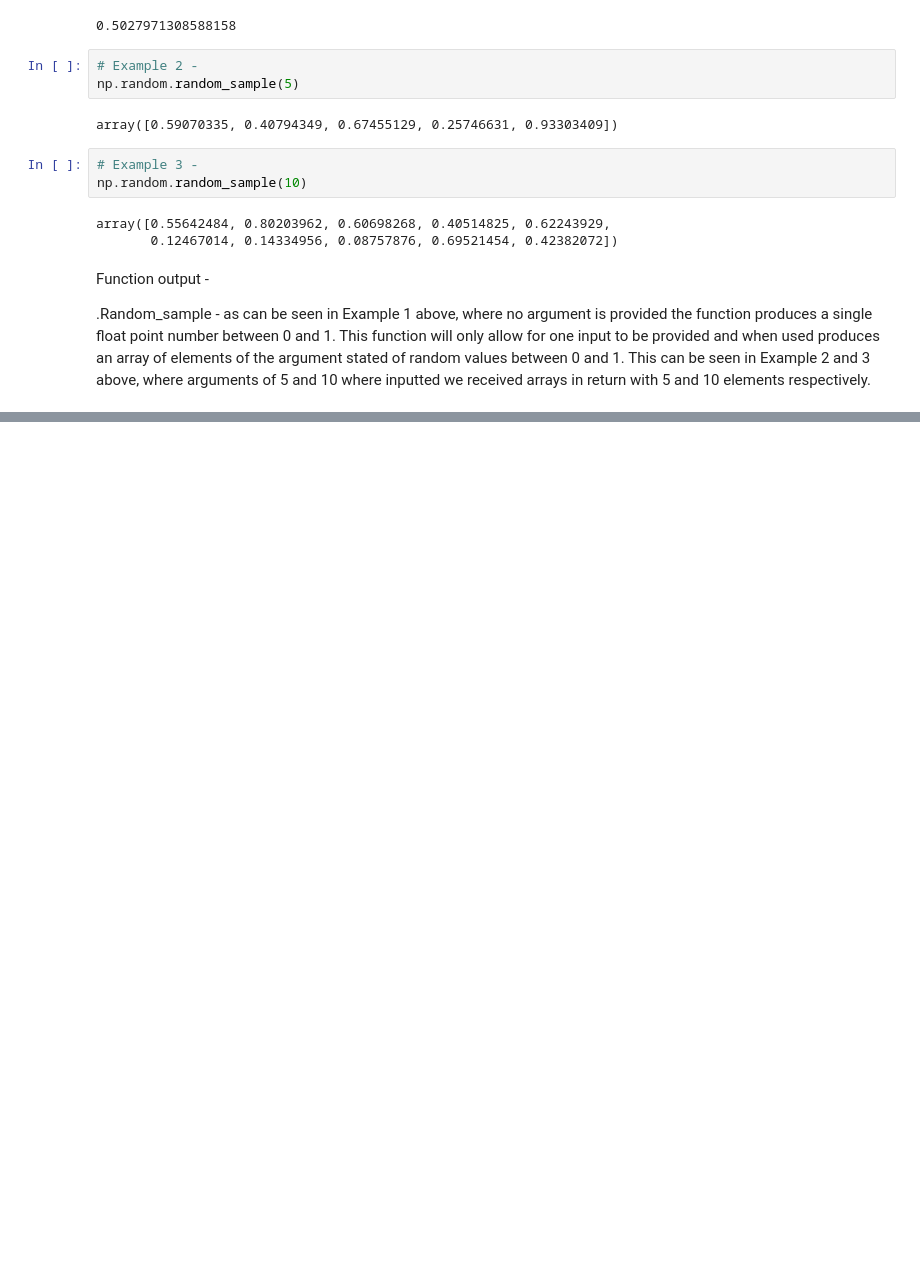
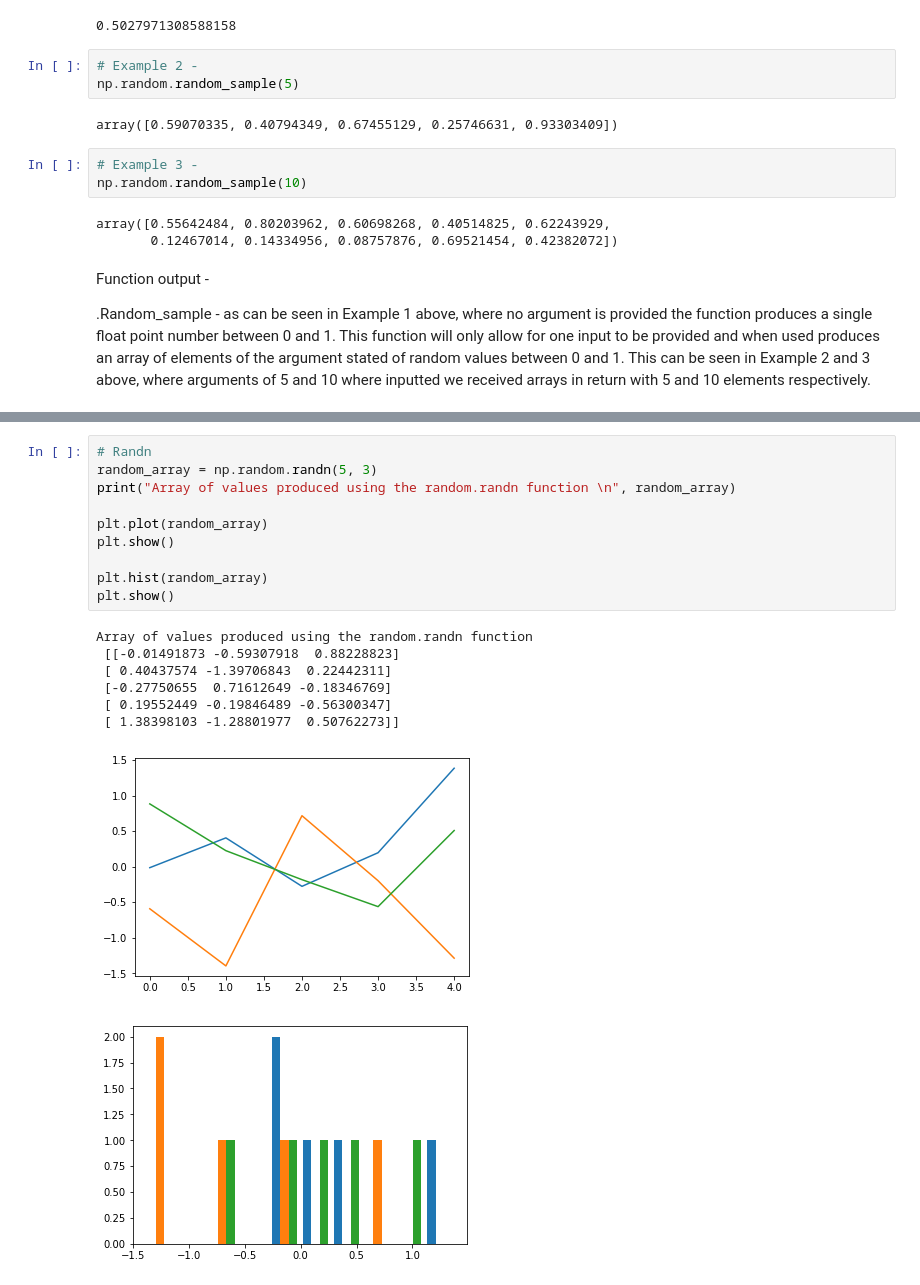
Before and after one commit to ShaunaB93/Programming-for-Data-Analysis-Assignement, a Jupyter notebook: Rough work Jupyter notebook for assignment_new.ipynb, the cells around one changed output, grey strips where cells are left out. Drawn from its saved outputs; the diff is of its cells as text; blank space fills up the shorter version.

```diff
--- a/Rough work Jupyter notebook for assignment_new.ipynb
+++ b/Rough work Jupyter notebook for assignment_new.ipynb
@@ -145,0 +167,19 @@ Function output -
+# %%
+# Randn
+random_array = np.random.randn(5, 3)
+print("Array of values produced using the random.randn function \n", random_array)
+
+plt.plot(random_array)
+plt.show()
+
+plt.hist(random_array)
+plt.show()
+# %% [output]
+Array of values produced using the random.randn function
+ [[-0.01491873 -0.59307918  0.88228823]
+ [ 0.40437574 -1.39706843  0.22442311]
+ [-0.27750655  0.71612649 -0.18346769]
+ [ 0.19552449 -0.19846489 -0.56300347]
+ [ 1.38398103 -1.28801977  0.50762273]]
+[figure, added]
+[figure, added]
```
Also changed, not shown: parts of 23 cells of this notebook.
